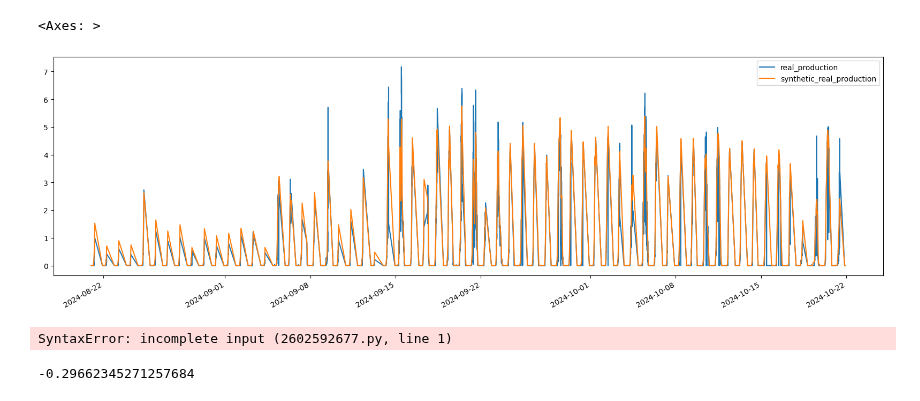
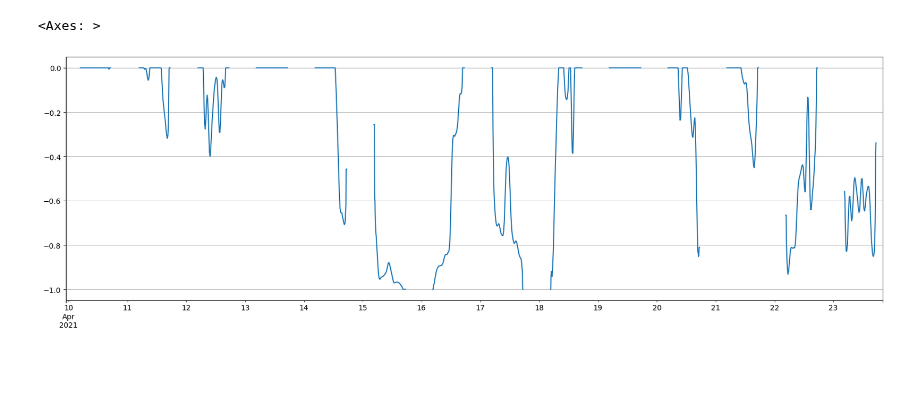
Before and after one commit to EmaR97/EnergyManagementRL, a Jupyter notebook: notebooks/05.ipynb, the cells around one changed output. Drawn from its saved outputs; the diff is of its cells as text; code cells hidden in the pictures; blank space fills up the shorter version.

```diff
--- a/notebooks/05.ipynb
+++ b/notebooks/05.ipynb
@@ -162,3 +66,3 @@ Timezone difference to GMT+0 3600 s
 # %%
-clear_sky_production_df.rename({'inverter_ac': 'optimal_production'}, axis=1, inplace=True)
-open_meteo_production_df.rename({'inverter_ac': 'weather_dependent_production'}, axis=1, inplace=True)
+clear_sky_production_df.rename({'inverter_ac': 'production_optimal_kw'}, axis=1, inplace=True)
+open_meteo_production_df.rename({'inverter_ac': 'production_weather_dependent_kw'}, axis=1, inplace=True)
@@ -395,19 +69,10 @@ max           7.170000                   5.755057
-# %%
-df[['real_production', 'synthetic_real_production']].plot(figsize=(20, 6))
-# %% [output]
-<Axes: >
-[figure, removed]
-# %%
-y = residuals
-x_0 = real_production_smoothed
-x_1 = cloud_cover_low
-x_2 = cloud_cover_mid
-x_3 = cloud_cover_high
-y = x_0 * (a_1 / (1 + np.exp(-b_1 * (x_1 - c_1)) + a_2 / (
-        1 + np.exp(-b_2 * (x_2 - c_2)) + a_3 / (1 + np.exp(-b_3 * (x_3 - c_3)))
-# %% [output]
-SyntaxError: incomplete input (2602592677.py, line 1)
-# %%
-np.random.normal(0,1)
-# %% [output]
--0.29662345271257684
+# %%
+df = pd.concat([clear_sky_production_df.production_optimal_kw,
+                open_meteo_production_df.production_weather_dependent_kw], axis=1)
+df['residual'] = df.production_weather_dependent_kw - df.production_optimal_kw
+df['residual_weather'] = df['residual'].clip(upper=0)
+df['residual_weather_PCT'] = df['residual_weather']/ df.production_optimal_kw
+df['residual_weather_PCT'][:4000].plot(figsize=(20, 6),grid=True)
+# %% [output]
+<Axes: >
+[figure, added]
```
Also changed, not shown: parts of 21 cells of this notebook, 3 other files.
